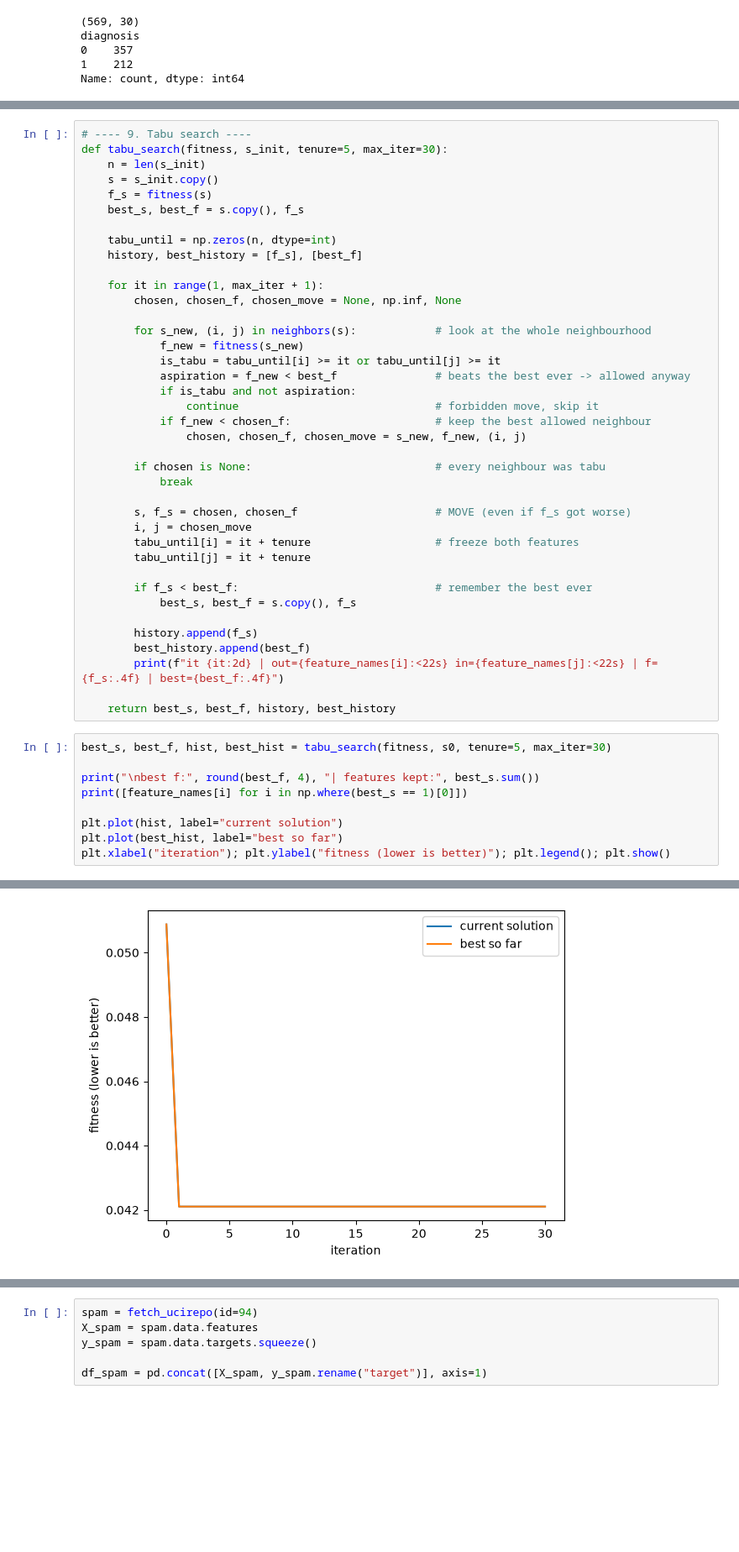
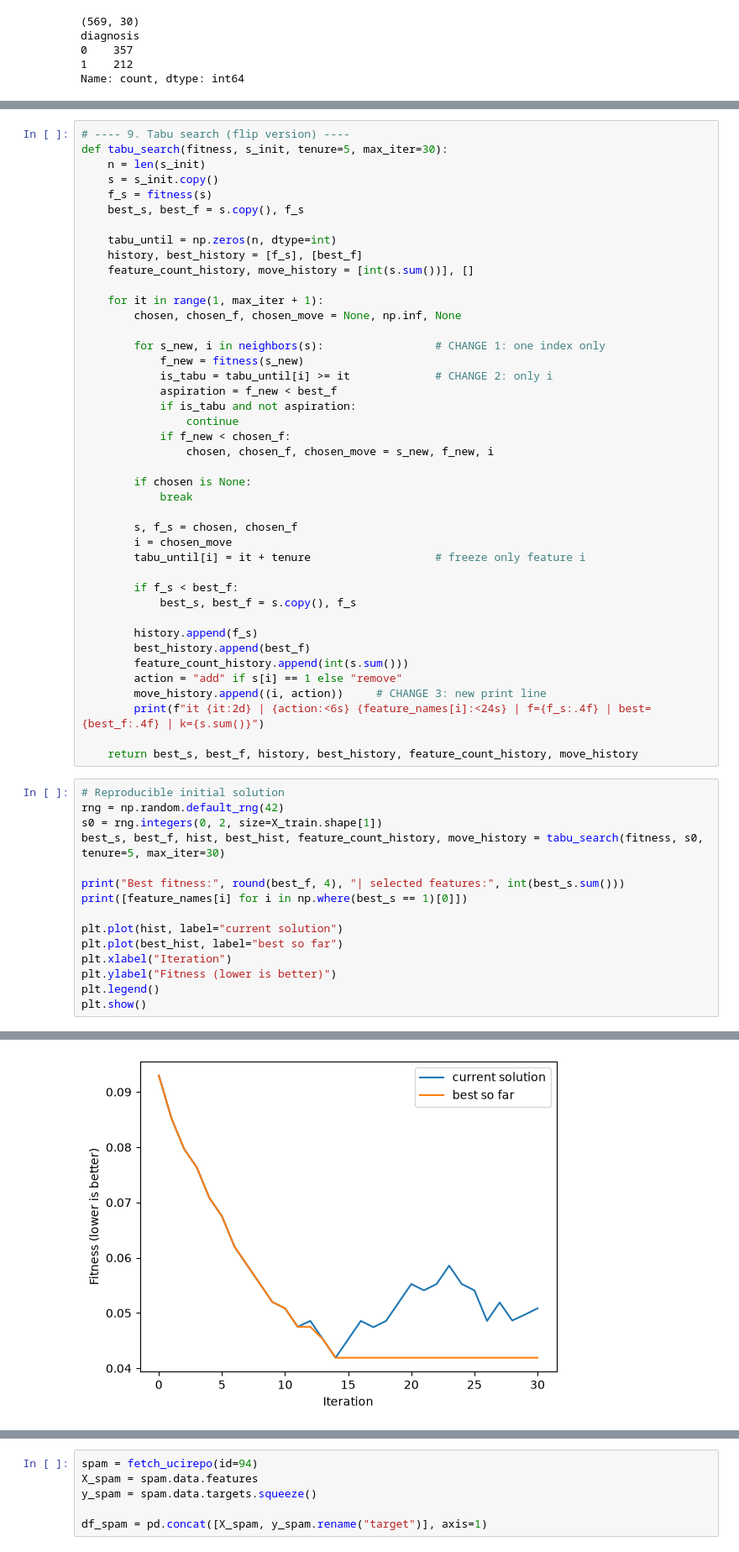
Before and after one commit to elghalbzouriamine/tabu, a Jupyter notebook: datasets.ipynb, the cells around one changed output, grey strips where cells are left out. Shown at 84% size. Cells and saved outputs as stored; diff of their text form; blank space fills up the shorter version.

```diff
--- a/datasets.ipynb
+++ b/datasets.ipynb
@@ -198,5 +135,5 @@ current f(s0) = 0.0509 | best neighbor = 0.0421 | worst neighbor = 0.1035
 # %%
-# ---- 9. Tabu search ----
+# ---- 9. Tabu search (flip version) ----
 def tabu_search(fitness, s_init, tenure=5, max_iter=30):
     n = len(s_init)
     s = s_init.copy()
@@ -205,42 +142,51 @@ def tabu_search(fitness, s_init, tenure=5, max_iter=30):
 
     tabu_until = np.zeros(n, dtype=int)
     history, best_history = [f_s], [best_f]
+    feature_count_history, move_history = [int(s.sum())], []
 
     for it in range(1, max_iter + 1):
         chosen, chosen_f, chosen_move = None, np.inf, None
 
-        for s_new, (i, j) in neighbors(s):            # look at the whole neighbourhood
+        for s_new, i in neighbors(s):                 # CHANGE 1: one index only
             f_new = fitness(s_new)
-            is_tabu = tabu_until[i] >= it or tabu_until[j] >= it
-            aspiration = f_new < best_f               # beats the best ever -> allowed anyway
+            is_tabu = tabu_until[i] >= it             # CHANGE 2: only i
+            aspiration = f_new < best_f
             if is_tabu and not aspiration:
-                continue                              # forbidden move, skip it
-            if f_new < chosen_f:                      # keep the best allowed neighbour
-                chosen, chosen_f, chosen_move = s_new, f_new, (i, j)
+                continue
+            if f_new < chosen_f:
+                chosen, chosen_f, chosen_move = s_new, f_new, i
 
-        if chosen is None:                            # every neighbour was tabu
+        if chosen is None:
             break
 
-        s, f_s = chosen, chosen_f                     # MOVE (even if f_s got worse)
-        i, j = chosen_move
-        tabu_until[i] = it + tenure                   # freeze both features
-        tabu_until[j] = it + tenure
+        s, f_s = chosen, chosen_f
+        i = chosen_move
+        tabu_until[i] = it + tenure                   # freeze only feature i
 
-        if f_s < best_f:                              # remember the best ever
+        if f_s < best_f:
             best_s, best_f = s.copy(), f_s
 
         history.append(f_s)
         best_history.append(best_f)
-        print(f"it {it:2d} | out={feature_names[i]:<22s} in={feature_names[j]:<22s} | f={f_s:.4f} | best={best_f:.4f}")
+        feature_count_history.append(int(s.sum()))
+        action = "add" if s[i] == 1 else "remove"
+        move_history.append((i, action))     # CHANGE 3: new print line
+        print(f"it {it:2d} | {action:<6s} {feature_names[i]:<24s} | f={f_s:.4f} | best={best_f:.4f} | k={s.sum()}")
 
-    return best_s, best_f, history, best_history
+    return best_s, best_f, history, best_history, feature_count_history, move_history
 # %%
-best_s, best_f, hist, best_hist = tabu_search(fitness, s0, tenure=5, max_iter=30)
+# Reproducible initial solution
+rng = np.random.default_rng(42)
+s0 = rng.integers(0, 2, size=X_train.shape[1])
+best_s, best_f, hist, best_hist, feature_count_history, move_history = tabu_search(fitness, s0, tenure=5, max_iter=30)
 
-print("\nbest f:", round(best_f, 4), "| features kept:", best_s.sum())
+print("Best fitness:", round(best_f, 4), "| selected features:", int(best_s.sum()))
 print([feature_names[i] for i in np.where(best_s == 1)[0]])
 
 plt.plot(hist, label="current solution")
 plt.plot(best_hist, label="best so far")
-plt.xlabel("iteration"); plt.ylabel("fitness (lower is better)"); plt.legend(); plt.show()
+plt.xlabel("Iteration")
+plt.ylabel("Fitness (lower is better)")
+plt.legend()
+plt.show()
 # %% [output]
@@ -264 +210 @@ best f: 0.0421 | features kept: 10
-[figure, old version]
+[figure, new version]
```
Also changed, not shown: parts of 15 cells of this notebook.
